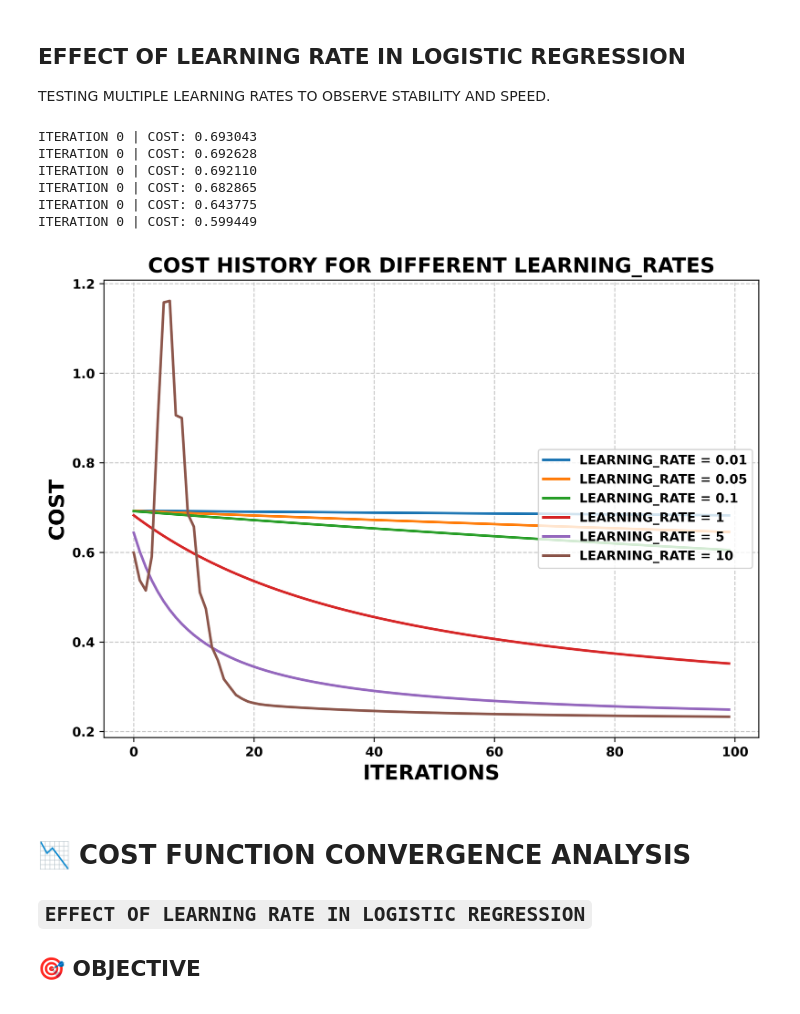
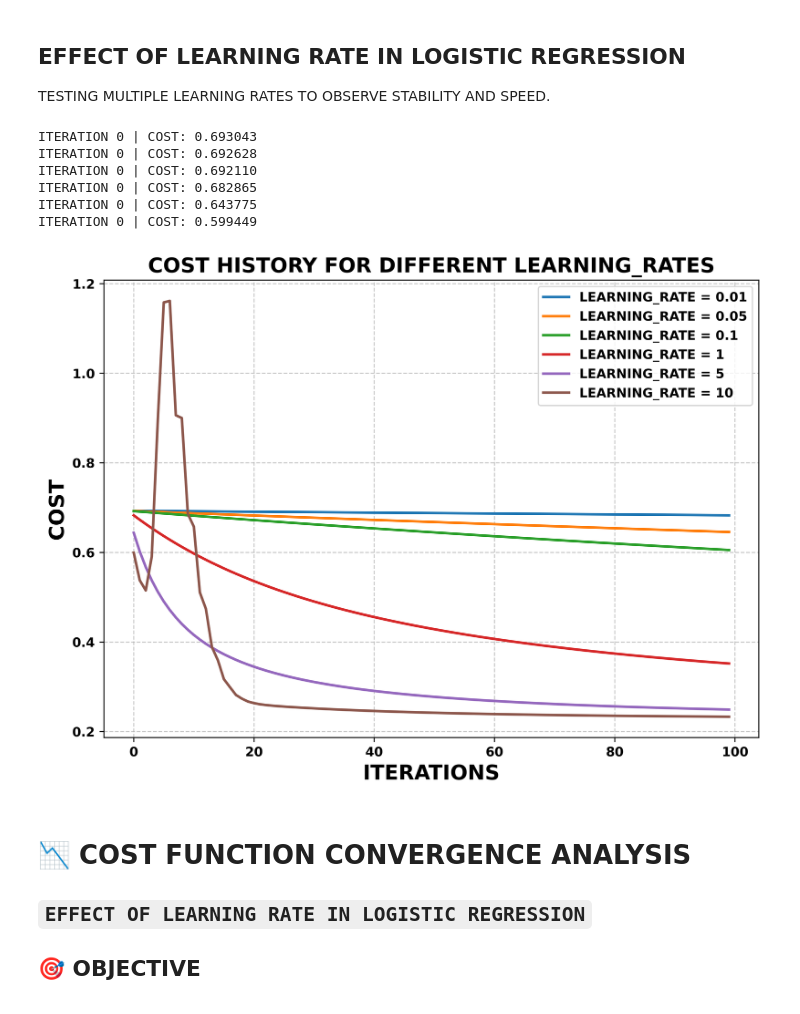
Before and after one commit to DaRkSouL36/LogisticRegression, a Jupyter notebook: LogisticRegression.ipynb, the cells around one changed output. Drawn from its saved outputs; the diff is of its cells as text; code cells hidden in the pictures.

```diff
--- a/LogisticRegression.ipynb
+++ b/LogisticRegression.ipynb
@@ -622,31 +622,31 @@ TESTING MULTIPLE LEARNING RATES TO OBSERVE STABILITY AND SPEED.
 # %%
 learning_rates = [0.01, 0.05, 0.1, 1, 5, 10]
 plt.figure(figsize=(8, 6), dpi=500)
 
 for learning_rate in learning_rates:
     temp_model = LogisticRegression(learning_rate=learning_rate, iterations=100)
     temp_model.train(X_data, y_data)
     plt.plot(temp_model.cost_history, linewidth=2, label=f'LEARNING_RATE = {learning_rate}')
 
 plt.title("COST HISTORY FOR DIFFERENT LEARNING_RATES", fontsize=16, fontweight='bold')
 plt.xlabel("ITERATIONS", fontsize=16, fontweight='bold')
 plt.ylabel("COST", fontsize=16, fontweight='bold')
 
 for label in plt.gca().get_xticklabels() + plt.gca().get_yticklabels():
     label.set_fontweight('bold')
 
 plt.grid(True, linestyle='--', alpha=0.7)
-plt.legend(loc='center right', fontsize=12, frameon=True, prop={'weight': 'bold'})
+plt.legend(loc='upper right', fontsize=12, frameon=True, prop={'weight': 'bold'})
 plt.tight_layout()
 plt.show()
 # %% [output]
 ITERATION 0 | COST: 0.693043
 ITERATION 0 | COST: 0.692628
 ITERATION 0 | COST: 0.692110
 ITERATION 0 | COST: 0.682865
 ITERATION 0 | COST: 0.643775
 ITERATION 0 | COST: 0.599449
-[figure, old version]
+[figure, new version]
 # %% [markdown]
 # 📉 COST FUNCTION CONVERGENCE ANALYSIS
 ## `EFFECT OF LEARNING RATE IN LOGISTIC REGRESSION`
```
Also changed, not shown: parts of 5 cells of this notebook.
